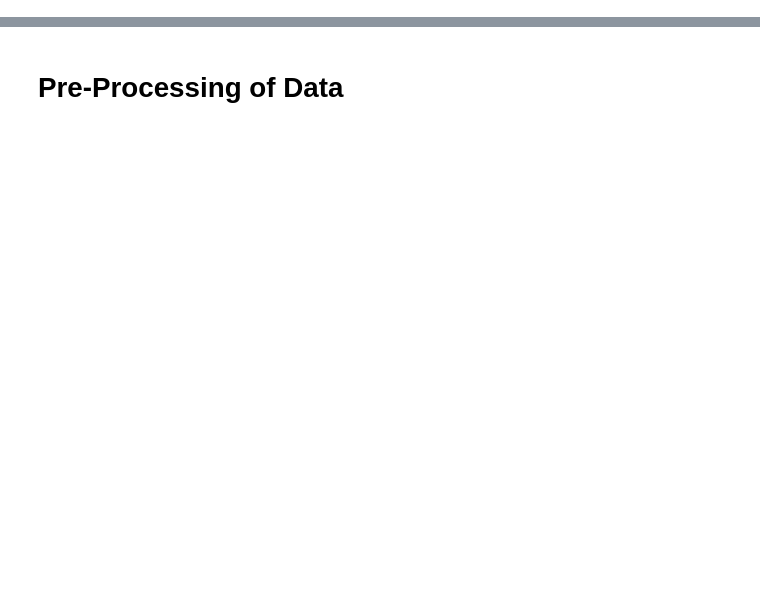
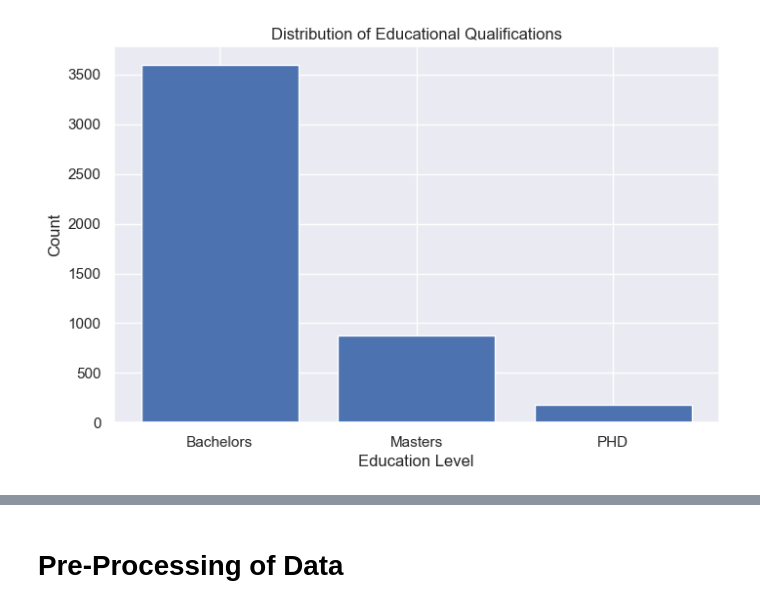
Before and after one commit to Hitstar53/AIML-Practicals, a Jupyter notebook: Exp7/exp7.ipynb, the cells around one changed output, grey strips where cells are left out. Saved outputs shown, nothing was run; the diff lists cells and outputs as text; code cells hidden in the pictures; blank space fills up the shorter version.

```diff
--- a/Exp7/exp7.ipynb
+++ b/Exp7/exp7.ipynb
@@ -0,0 +22,12 @@
+# %%
+import matplotlib.pyplot as plt
+education_counts = df['Education'].value_counts()
+plt.figure(figsize=(8, 5))
+plt.bar(education_counts.index, education_counts.values)
+plt.title('Distribution of Educational Qualifications')
+plt.xlabel('Education Level')
+plt.ylabel('Count')
+plt.xticks(rotation=0)
+plt.show()
+# %% [output]
+[figure, added]
```
Also changed, not shown: parts of 20 cells of this notebook.
